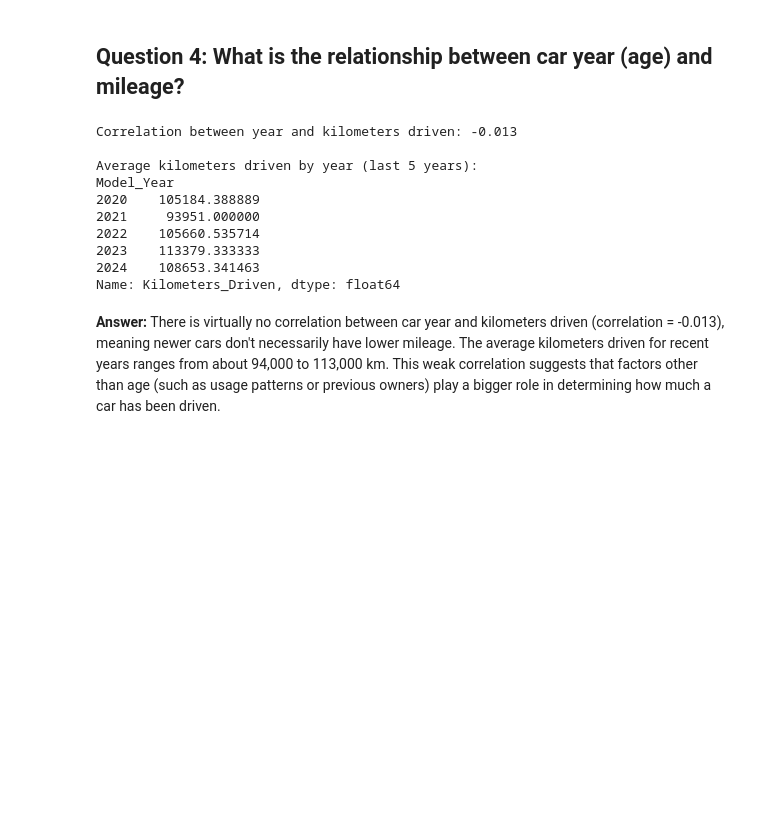
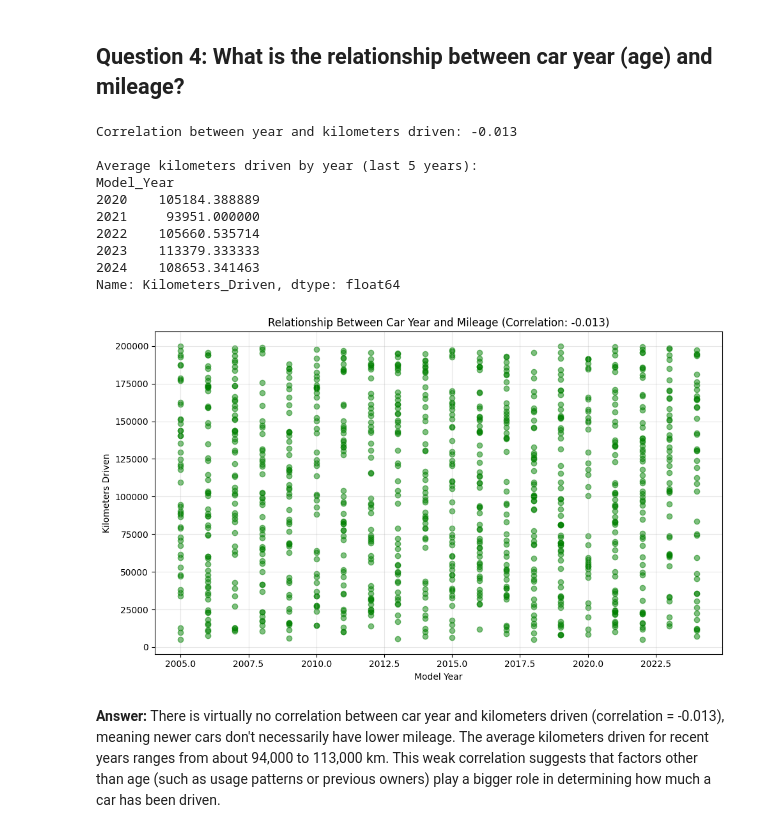
Before and after one commit to collinminer/Data_Visualization_And_Modeling_Online, a Jupyter notebook: Lab/1.5 Intro to Python and Pandas Lab.ipynb, the cells around one changed output. Drawn from its saved outputs; the diff is of its cells as text; code cells hidden in the pictures; blank space fills up the shorter version.

```diff
--- a/Lab/1.5 Intro to Python and Pandas Lab.ipynb
+++ b/Lab/1.5 Intro to Python and Pandas Lab.ipynb
@@ -133,24 +170,35 @@ Price difference: $535.29
 # %%
 # Analyze relationship between year and mileage
 # Calculate correlation
 correlation = df['Model_Year'].corr(df['Kilometers_Driven'])
 print(f"Correlation between year and kilometers driven: {correlation:.3f}")
 
 # Group by year and show average mileage
 avg_km_by_year = df.groupby('Model_Year')['Kilometers_Driven'].mean().sort_index()
 print("\nAverage kilometers driven by year (last 5 years):")
 print(avg_km_by_year.tail())
+
+# Visualization: Scatter plot with trend
+plt.figure(figsize=(10, 6))
+plt.scatter(df['Model_Year'], df['Kilometers_Driven'], alpha=0.5, color='green')
+plt.xlabel('Model Year')
+plt.ylabel('Kilometers Driven')
+plt.title(f'Relationship Between Car Year and Mileage (Correlation: {correlation:.3f})')
+plt.grid(True, alpha=0.3)
+plt.tight_layout()
+plt.show()
 # %% [output]
 Correlation between year and kilometers driven: -0.013
 
 Average kilometers driven by year (last 5 years):
 Model_Year
 2020    105184.388889
 2021     93951.000000
 2022    105660.535714
 2023    113379.333333
 2024    108653.341463
 Name: Kilometers_Driven, dtype: float64
+[figure, added]
 # %% [markdown]
 **Answer:** There is virtually no correlation between car year and kilometers driven (correlation = -0.013), meaning newer cars don't necessarily have lower mileage. The average kilometers driven for recent years ranges from about 94,000 to 113,000 km. This weak correlation suggests that factors other than age (such as usage patterns or previous owners) play a bigger role in determining how much a car has been driven.
 # %% [markdown]
```
Also changed, not shown: parts of 4 cells of this notebook.
